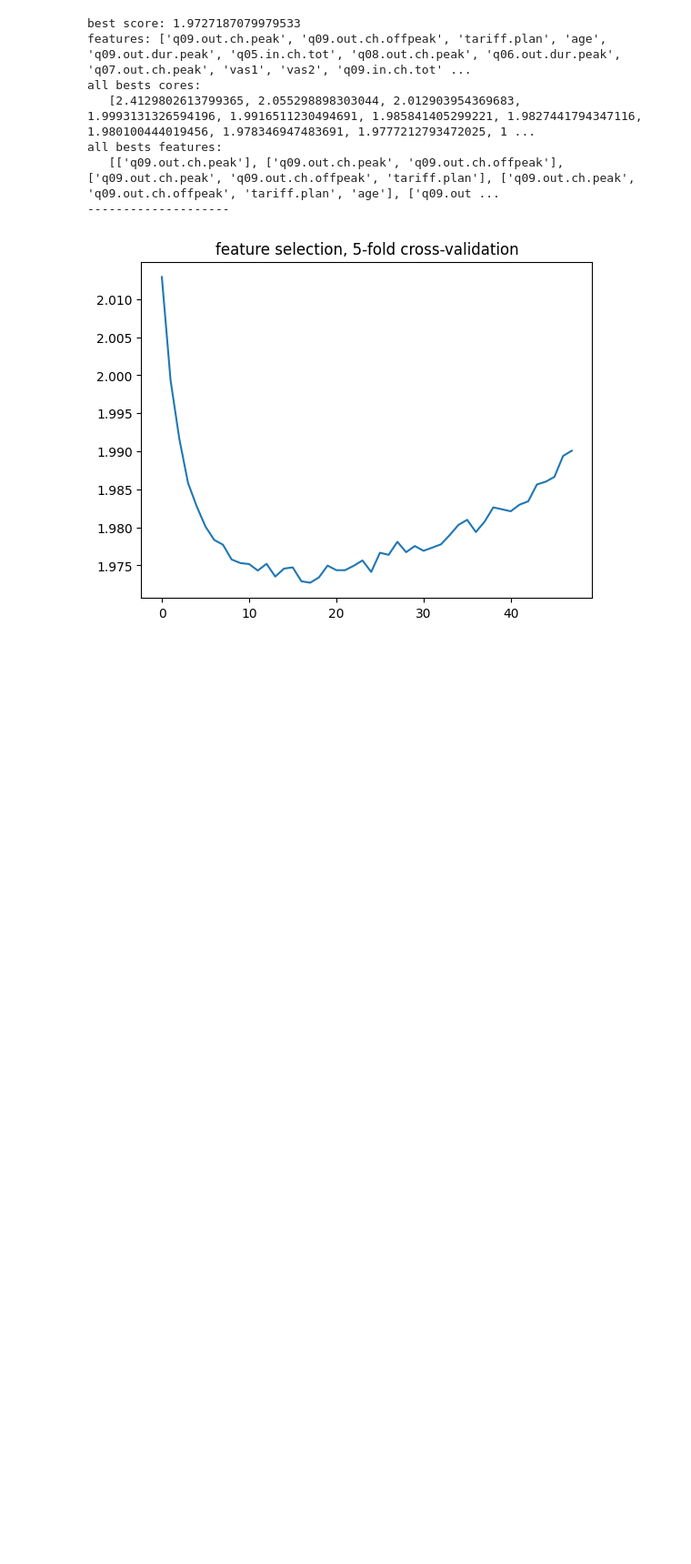
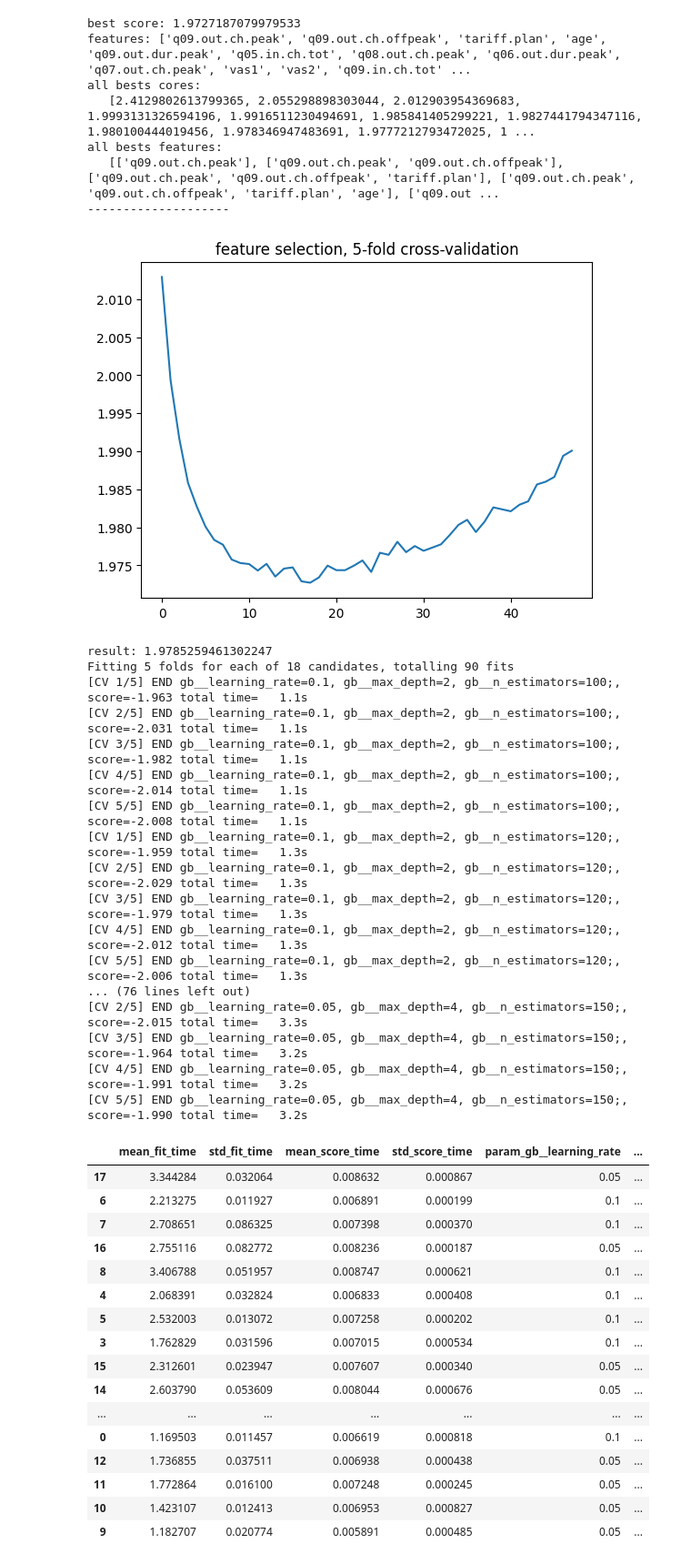
Before and after one commit to riccardocappi/Data-Mining-GroupA, a Jupyter notebook: PhoneUser_Competition/Phone users_py/Data_Mining_(Data_Divas).ipynb, the cells around one changed output. Shown at 91% size. Cells and saved outputs as stored; diff of their text form; code cells hidden in the pictures; blank space fills up the shorter version.

```diff
--- a/PhoneUser_Competition/Phone users_py/Data_Mining_(Data_Divas).ipynb
+++ b/PhoneUser_Competition/Phone users_py/Data_Mining_(Data_Divas).ipynb
@@ -639,0 +685,56 @@ plt.show()
+# %%
+test_features(best_features_fs,[('gb',GradientBoostingRegressor())])
+grid = {'gb__n_estimators': [100, 120, 150,],
+        'gb__max_depth':[2,3,4],
+        'gb__learning_rate' :[0.1,0.05]
+        }
+score_function = make_scorer(FeatureSelector().rmsle,greater_is_better=False)
+one_hot = OneHotEncoder()
+pattern = cat_features[0]
+for f in cat_features[1:]: pattern += '|'+ f
+
+transformer = ColumnTransformer([('cat_cols',one_hot, make_column_selector(pattern=pattern))],
+                                 remainder= 'passthrough')
+pipe = Pipeline([('preprocessing', transformer),('gb',GradientBoostingRegressor(n_estimators=150))] )
+X_train_gb = train.loc[:, best_features_fs]
+y_to_fit = np.log(y_train+1)
+grid_search = GridSearchCV(pipe,grid,verbose=4,scoring =score_function)
+grid = grid_search.fit(X_train_gb,y_to_fit )
+results = pd.DataFrame(grid.cv_results_).sort_values(by='rank_test_score')
+results.to_csv('results-gridSearch-gb-fs.csv')
+display(results)
+# %% [output]
+result: 1.9785259461302247
+Fitting 5 folds for each of 18 candidates, totalling 90 fits
+[CV 1/5] END gb__learning_rate=0.1, gb__max_depth=2, gb__n_estimators=100;, score=-1.963 total time=   1.1s
+[CV 2/5] END gb__learning_rate=0.1, gb__max_depth=2, gb__n_estimators=100;, score=-2.031 total time=   1.1s
+[CV 3/5] END gb__learning_rate=0.1, gb__max_depth=2, gb__n_estimators=100;, score=-1.982 total time=   1.1s
+[CV 4/5] END gb__learning_rate=0.1, gb__max_depth=2, gb__n_estimators=100;, score=-2.014 total time=   1.1s
+[CV 5/5] END gb__learning_rate=0.1, gb__max_depth=2, gb__n_estimators=100;, score=-2.008 total time=   1.1s
+[CV 1/5] END gb__learning_rate=0.1, gb__max_depth=2, gb__n_estimators=120;, score=-1.959 total time=   1.3s
+[CV 2/5] END gb__learning_rate=0.1, gb__max_depth=2, gb__n_estimators=120;, score=-2.029 total time=   1.3s
+[CV 3/5] END gb__learning_rate=0.1, gb__max_depth=2, gb__n_estimators=120;, score=-1.979 total time=   1.3s
+[CV 4/5] END gb__learning_rate=0.1, gb__max_depth=2, gb__n_estimators=120;, score=-2.012 total time=   1.3s
+[CV 5/5] END gb__learning_rate=0.1, gb__max_depth=2, gb__n_estimators=120;, score=-2.006 total time=   1.3s
+... (76 lines left out)
+[CV 2/5] END gb__learning_rate=0.05, gb__max_depth=4, gb__n_estimators=150;, score=-2.015 total time=   3.3s
+[CV 3/5] END gb__learning_rate=0.05, gb__max_depth=4, gb__n_estimators=150;, score=-1.964 total time=   3.2s
+[CV 4/5] END gb__learning_rate=0.05, gb__max_depth=4, gb__n_estimators=150;, score=-1.991 total time=   3.2s
+[CV 5/5] END gb__learning_rate=0.05, gb__max_depth=4, gb__n_estimators=150;, score=-1.990 total time=   3.2s
+|  | mean_fit_time | std_fit_time | mean_score_time | std_score_time | param_gb__learning_rate | ... |
+| 17 | 3.344284 | 0.032064 | 0.008632 | 0.000867 | 0.05 | ... |
+| 6 | 2.213275 | 0.011927 | 0.006891 | 0.000199 | 0.1 | ... |
+| 7 | 2.708651 | 0.086325 | 0.007398 | 0.000370 | 0.1 | ... |
+| 16 | 2.755116 | 0.082772 | 0.008236 | 0.000187 | 0.05 | ... |
+| 8 | 3.406788 | 0.051957 | 0.008747 | 0.000621 | 0.1 | ... |
+| 4 | 2.068391 | 0.032824 | 0.006833 | 0.000408 | 0.1 | ... |
+| 5 | 2.532003 | 0.013072 | 0.007258 | 0.000202 | 0.1 | ... |
+| 3 | 1.762829 | 0.031596 | 0.007015 | 0.000534 | 0.1 | ... |
+| 15 | 2.312601 | 0.023947 | 0.007607 | 0.000340 | 0.05 | ... |
+| 14 | 2.603790 | 0.053609 | 0.008044 | 0.000676 | 0.05 | ... |
+| ... | ... | ... | ... | ... | ... | ... |
+| 0 | 1.169503 | 0.011457 | 0.006619 | 0.000818 | 0.1 | ... |
+| 12 | 1.736855 | 0.037511 | 0.006938 | 0.000438 | 0.05 | ... |
+| 11 | 1.772864 | 0.016100 | 0.007248 | 0.000245 | 0.05 | ... |
+| 10 | 1.423107 | 0.012413 | 0.006953 | 0.000827 | 0.05 | ... |
+| 9 | 1.182707 | 0.020774 | 0.005891 | 0.000485 | 0.05 | ... |
```
Also changed, not shown: parts of 3 cells of this notebook, 1 other file.
